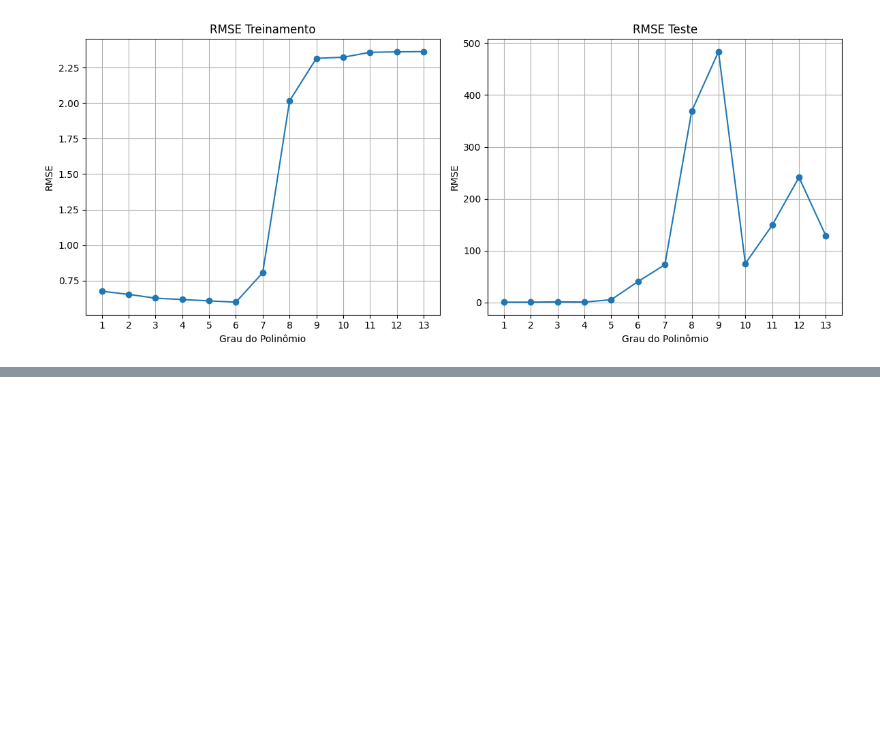
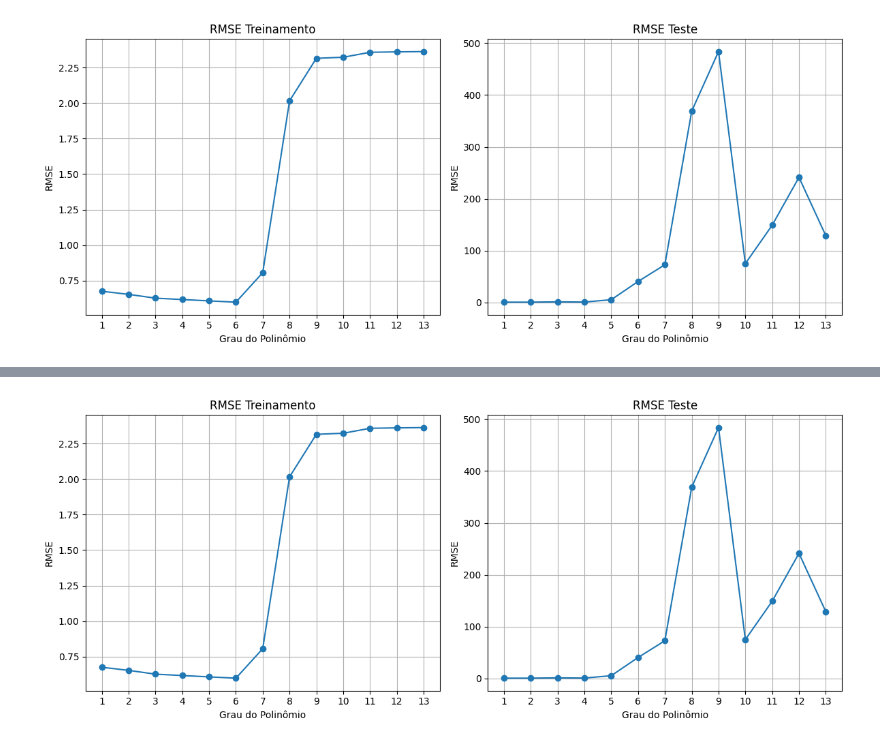
Before and after one commit to LuizGusQueiroz/CK0193-Aprendizagem_de_Maquina, a Jupyter notebook: Lista 01/Lista 01.ipynb, the cells around one changed output, grey strips where cells are left out. Cells and saved outputs as stored; diff of their text form; code cells hidden in the pictures; blank space fills up the shorter version.

```diff
--- a/Lista 01/Lista 01.ipynb
+++ b/Lista 01/Lista 01.ipynb
@@ -384,0 +425,20 @@ plt.show()
+# %%
+rmses_test: List[float] = []
+for grau in range(graus):
+    # Acessando os pesos do grau.
+    w: np.array = ws[grau]
+    # Acessando o RMSE do treino do grau.
+    rmse_train: float = rmses_train[grau]
+    # Gera um X de teste com as potências de grau+1, pois grau está começando em 0 neste caso.
+    new_X_test = adiciona_potencias(X_test, grau+1)
+    # Cálculo do eqm do teste.
+    y_pred: np.ndarray = new_X_test @ w  # Cálculo de y predito.
+    e: np.ndarray = y_test - y_pred  # Cálculo do erro.
+    eqm_test: float = np.mean(e**2)
+    # Cálculo do RMSE de teste.
+    rmse_test = eqm_test**0.5
+    rmses_test.append(rmse_test)
+
+    print(f'Grau: {grau+1}')
+    print(f'RMSE treino: {rmse_train}')
+    print(f'RMSE teste:  {rmse_test}\n')
@@ -384,0 +463,23 @@ plt.show()
+# %%
+x_ticks = list(range(1, graus+1))
+
+fig, axs = plt.subplots(1, 2, figsize=(12, 5))  # 1 linha, 2 colunas
+
+axs[0].plot(x_ticks, rmses_train, marker='o')
+axs[0].set_title('RMSE Treinamento')
+axs[0].set_xlabel('Grau do Polinômio')
+axs[0].set_ylabel('RMSE')
+axs[0].set_xticks(x_ticks)
+axs[0].grid(True)
+
+axs[1].plot(x_ticks, rmses_test, marker='o')
+axs[1].set_title('RMSE Teste')
+axs[1].set_xlabel('Grau do Polinômio')
+axs[1].set_ylabel('RMSE')
+axs[1].set_xticks(x_ticks)
+axs[1].grid(True)
+
+plt.tight_layout()
+plt.show()
+# %% [output]
+[figure, added]
```
Also changed, not shown: parts of 12 cells of this notebook.
